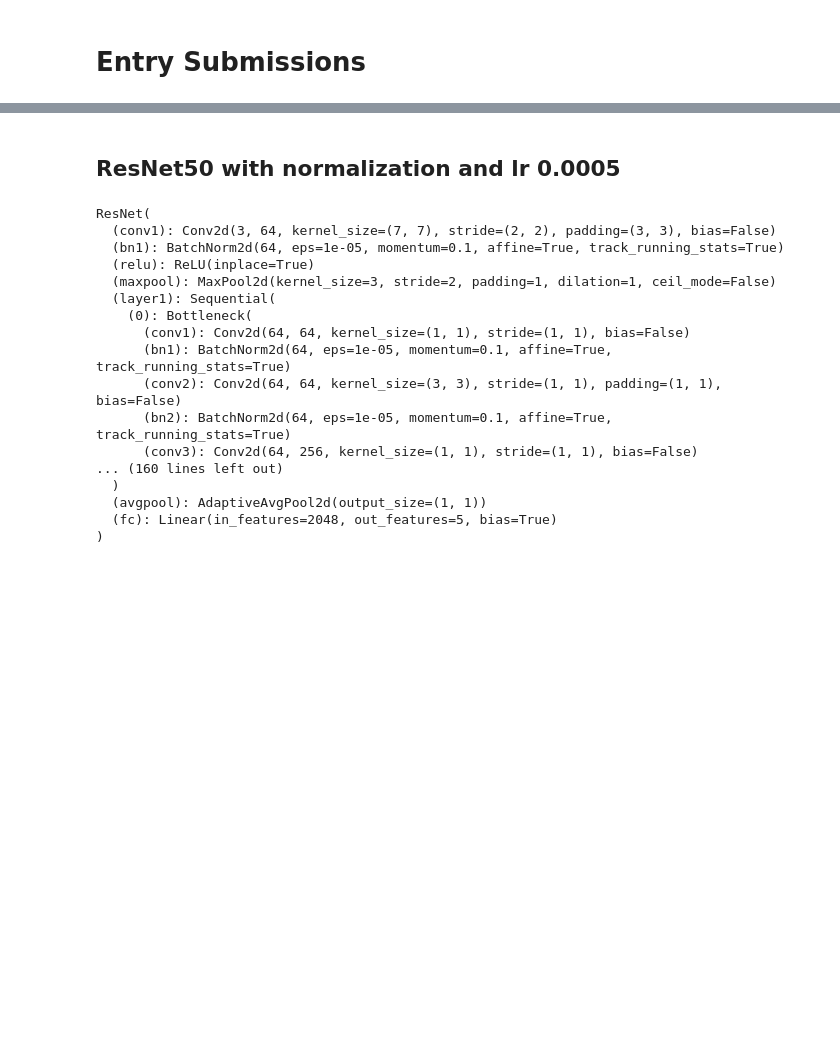
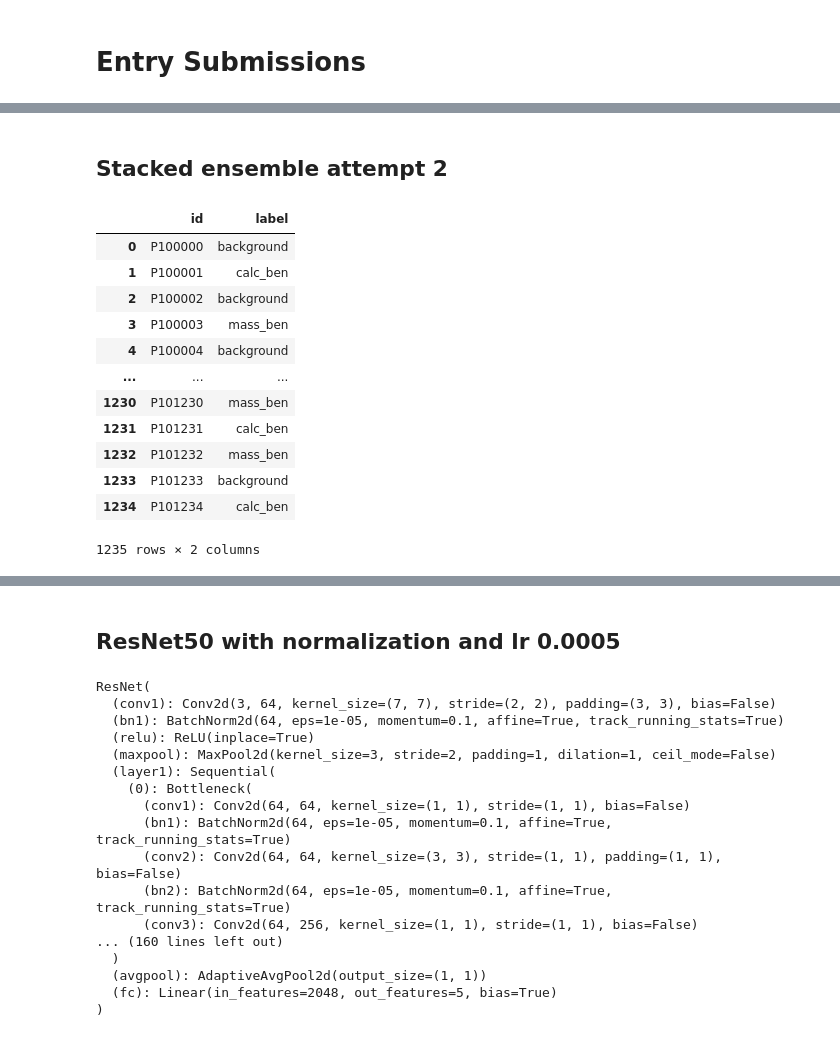
Before and after one commit to chrisporras/graddiss, a Jupyter notebook: GradientDissentersHackathon2023.ipynb, the cells around one changed output, grey strips where cells are left out. Saved outputs shown, nothing was run; the diff lists cells and outputs as text; code cells hidden in the pictures; blank space fills up the shorter version.

```diff
--- a/GradientDissentersHackathon2023.ipynb
+++ b/GradientDissentersHackathon2023.ipynb
@@ -2379,12 +1072,24 @@ class EnsembleModel(nn.Module):
-# %%
-# ResNet50
-resnet50_model = models.resnet50(weights="DEFAULT")
-num_ftrs = resnet50_model.fc.in_features
-resnet50_model.fc = nn.Linear(num_ftrs, 5)
-
-# VGG16_BN
-vgg16_bn_model = models.vgg16_bn(weights="DEFAULT")
-num_ftrs = vgg16_bn_model.classifier[6].in_features
-vgg16_bn_model.fc = nn.Linear(num_ftrs, 5)
-
-ensemble_model = EnsembleModel()
+# %%
+# models = [resnet50_model, vgg16_bn_model, vgg19_bn_model]
+stacked_ensemble_model = StackedEnsemble(resnet50_model, vgg16_bn_model, vgg19_bn_model)
+
+for param in stacked_ensemble_model.parameters():
+  param.requires_grad = False
+
+# Training for only this layer - what weights and biases can best combine each
+# sub-model prediction?
+for param in stacked_ensemble_model.classifier.parameters():
+  param.requires_grad = True
+
+stacked_ensemble_model = stacked_ensemble_model.to(device)
+
+criterion = nn.CrossEntropyLoss()
+
+# Observe that all parameters are being optimized
+optimizer = optim.Adam(stacked_ensemble_model.parameters(), lr=0.0001)
+
+# Decay LR by a factor of 0.1 every 7 epochs
+exp_lr_scheduler = lr_scheduler.StepLR(optimizer, step_size=10, gamma=0.1)
+# %%
+stacked_ensemble_model = train_model(stacked_ensemble_model , criterion, optimizer, exp_lr_scheduler,
+                       num_epochs=25)
@@ -2416,0 +1400,24 @@ def model_test(model):
+# %% [markdown]
+## Stacked ensemble attempt 2
+# %%
+stacked_ensemble_model.eval()
+results = model_test(stacked_ensemble_model)
+submission_df = pd.DataFrame.from_dict(results, orient="index",
+                                       columns=["label"])
+submission_df = submission_df.reset_index()
+submission_df = submission_df.rename({"index":"id"}, axis="columns")
+submission_df
+# %% [output]
+|  | id | label |
+| 0 | P100000 | background |
+| 1 | P100001 | calc_ben |
+| 2 | P100002 | background |
+| 3 | P100003 | mass_ben |
+| 4 | P100004 | background |
+| ... | ... | ... |
+| 1230 | P101230 | mass_ben |
+| 1231 | P101231 | calc_ben |
+| 1232 | P101232 | mass_ben |
+| 1233 | P101233 | background |
+| 1234 | P101234 | calc_ben |
+1235 rows × 2 columns
```
Also changed, not shown: parts of 233 cells of this notebook.
